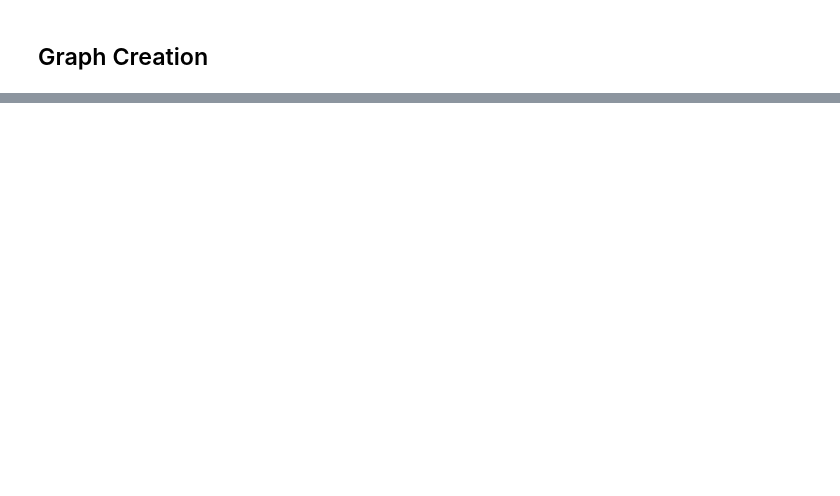
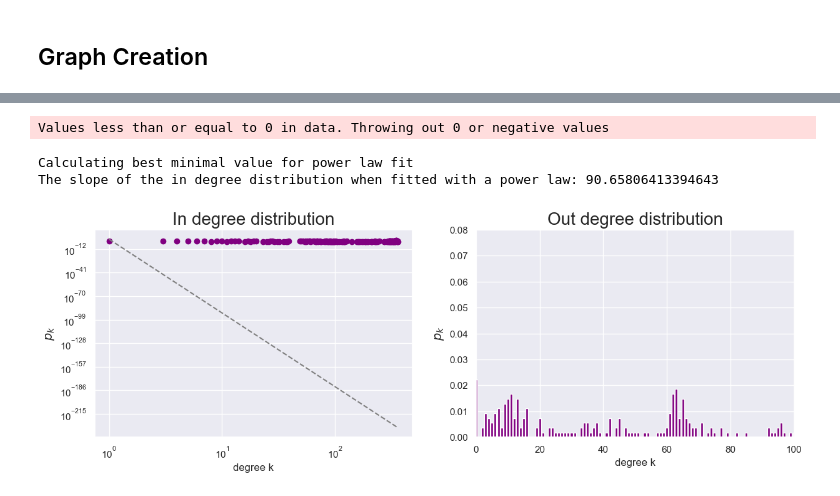
Before and after one commit to WizenPainter/Politician_Graph, a Jupyter notebook: US politicians.ipynb, the cells around one changed output, grey strips where cells are left out. Saved outputs shown, nothing was run; the diff lists cells and outputs as text; code cells hidden in the pictures; blank space fills up the shorter version.

Commit message:
Graph analisis and creation

```diff
--- a/US politicians.ipynb
+++ b/US politicians.ipynb
@@ -282,0 +285,3 @@ D = nx.Diagraph()
+# %%
+DG = nx.DiGraph()
+graphCreator(DG, df_connections)
@@ -282,0 +313,7 @@ D = nx.Diagraph()
+# %%
+in_degrees = sorted((d for n, d in DG.in_degree()), reverse=False)
+out_degrees = sorted((d for n, d in DG.out_degree()), reverse=True)
+
+print(f'in-degree stats: \nMean: {np.mean(in_degrees)} \nMedian: {np.median(in_degrees)}   \nMode: {stats.mode(in_degrees)} \nMinimum:  {np.min(in_degrees)} \nMaximum: {np.max(in_degrees)} \n')
+
+print(f'out-degree stats: \nMean: {np.mean(out_degrees)} \nMedian: {np.median(out_degrees)}   \nMode: {stats.mode(out_degrees)} \nMinimum:  {np.min(out_degrees)} \nMaximum: {np.max(out_degrees)}')
@@ -282,0 +334,50 @@ D = nx.Diagraph()
+# %%
+# Binning the degree distribution
+bins_in_degrees = np.arange(np.min(in_degrees),np.max(in_degrees),1)
+freq_in_degrees, hist_in_degrees = np.histogram(in_degrees, bins = bins_in_degrees);
+bins_out_degrees = np.arange(np.min(out_degrees),np.max(out_degrees),1)
+freq_out_degrees, hist_out_degrees = np.histogram(out_degrees, bins = bins_out_degrees);
+
+p_k_in = [i/np.sum(freq_in_degrees) for i in freq_in_degrees]
+p_k_out = [i/np.sum(freq_out_degrees) for i in freq_out_degrees]
+
+
+# Plotting
+fig, (ax1, ax2) = plt.subplots(1,2, figsize=(12,4))
+fig.tight_layout()
+ax1.set_title('In degree distribution', fontsize = 20)
+ax1.set_xlabel('degree k', fontsize = 12)
+ax1.set_ylabel("$p_{k}$", fontsize = 14)
+#ax1.set_xlim(0,100)
+ax1.set_xscale("log");
+ax1.set_yscale("log");
+#ax1.scatter(*np.unique(in_degrees, return_counts=True), color = 'purple');
+#ax1.scatter(hist_in_degrees[:-1], freq_in_degrees, color = 'purple');
+ax1.scatter(hist_in_degrees[:-1], p_k_in, color = 'purple');
+
+ax2.set_title('Out degree distribution', fontsize = 20)
+ax2.set_xlabel('degree k', fontsize = 12)
+ax2.set_ylabel('$p_{k}$', fontsize = 14)
+ax2.set_xlim(0,100)
+ax2.set_ylim(0,0.08)
+#ax2.bar(*np.unique(out_degrees, return_counts=True), color = 'purple');
+#ax2.bar(hist_out_degrees[:-1], freq_out_degrees, color = 'purple');
+ax2.bar(hist_out_degrees[:-1], p_k_out, color = 'purple');
+
+plt.subplots_adjust(wspace = 0.2)
+
+
+
+fit = powerlaw.Fit(in_degrees)
+gamma = fit.alpha
+print(f'The slope of the in degree distribution when fitted with a power law: {gamma}')
+powerlaw_fit = [d**(-gamma) for d in hist_in_degrees[1:]]
+ax1.plot(hist_in_degrees[1:], powerlaw_fit, c = 'grey', linestyle='dashed');
+
+#ax1.fit.power_law.plot_pdf()
+#fit.plot_pdf( color= 'b')
+# %% [output]
+Values less than or equal to 0 in data. Throwing out 0 or negative values
+Calculating best minimal value for power law fit
+The slope of the in degree distribution when fitted with a power law: 90.65806413394643
+[figure, added]
```
Also changed, not shown: parts of 18 cells of this notebook.
